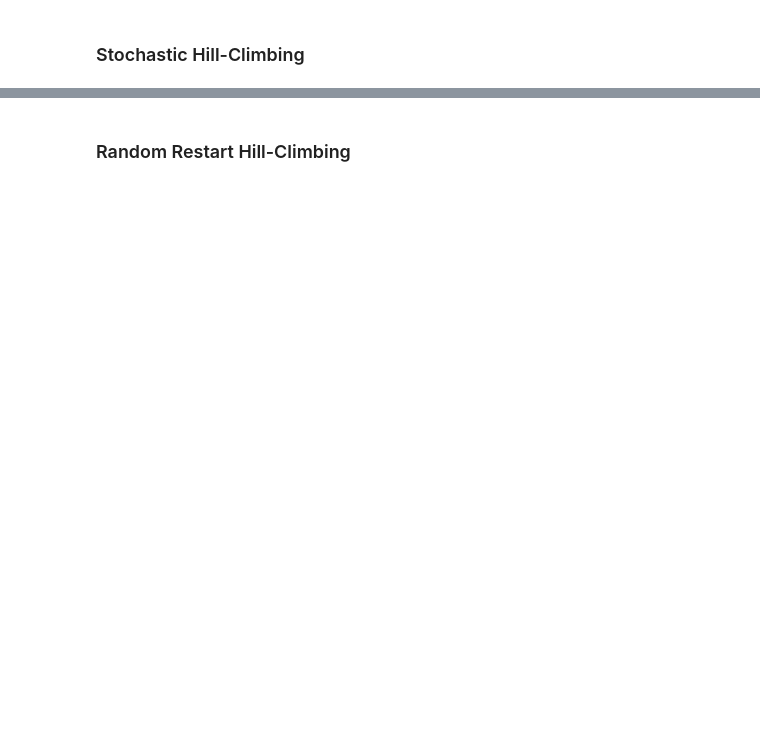
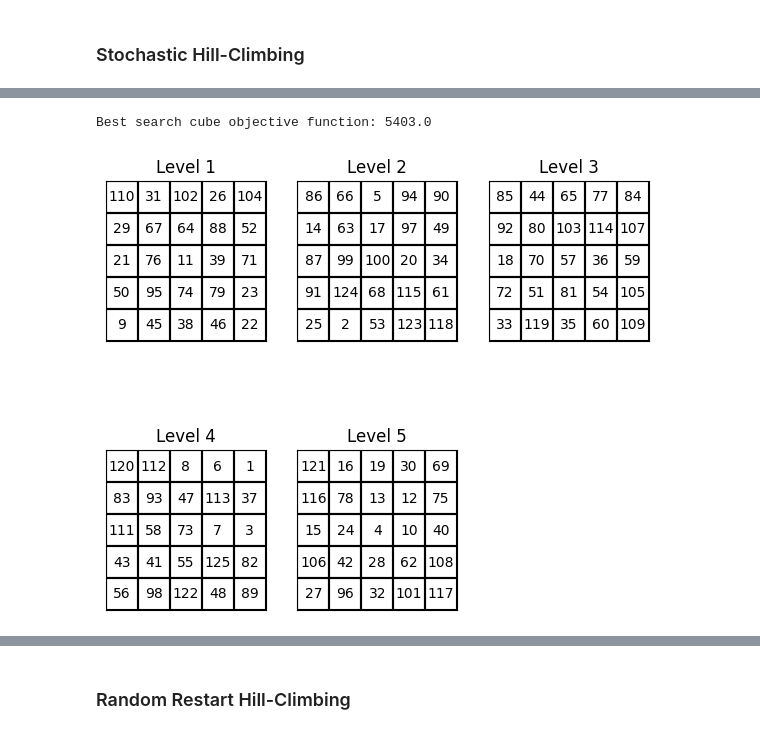
Before and after one commit to marcellinow/diagonal-magic-cube, a Jupyter notebook: src/main.ipynb, the cells around one changed output, grey strips where cells are left out. Cells and saved outputs as stored; diff of their text form; code cells hidden in the pictures; blank space fills up the shorter version.

```diff
--- a/src/main.ipynb
+++ b/src/main.ipynb
@@ -214,2 +254,10 @@ SHC.results()
+# %%
+print(f"Best search cube objective function: {SHC.best_value}")
+# %% [output]
+Best search cube objective function: 5403.0
+# %%
+SHC.final_state().plot_cube()
+# %% [output]
+[figure, added]
 # %%
 SHC.hist_plot()
```
Also changed, not shown: parts of 38 cells of this notebook, 2 other files.
